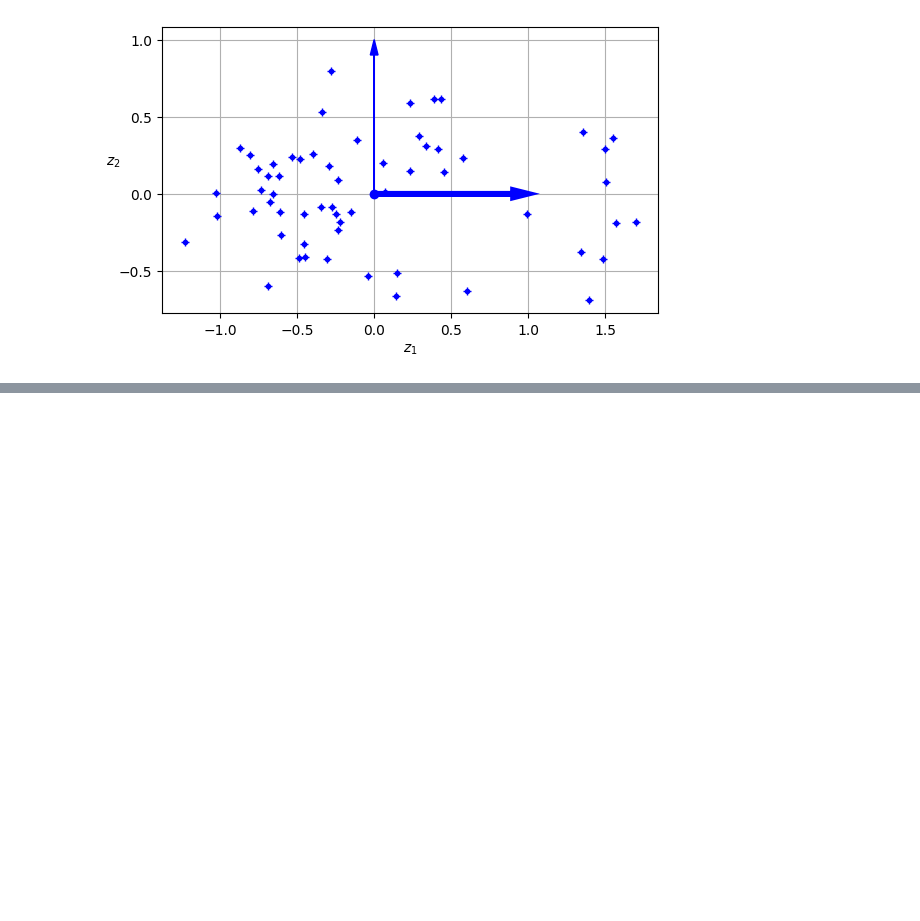
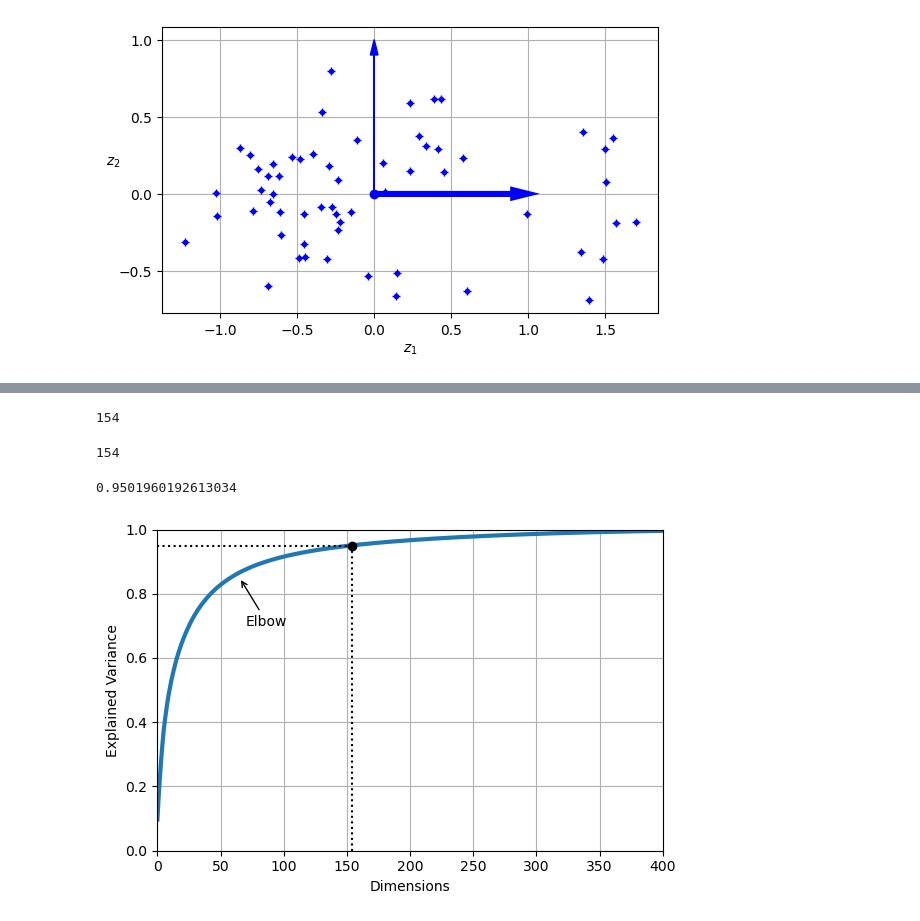
Before and after one commit to alvarosamp/Hands-On-Machine-Learning-with-Scikit-Learn--Keras--and-TensorFlow, a Jupyter notebook: Cap8-ReducaoDeDimensionalidade/notebook.ipynb, the cells around one changed output, grey strips where cells are left out. Saved outputs shown, nothing was run; the diff lists cells and outputs as text; code cells hidden in the pictures; blank space fills up the shorter version.

Commit message:
Redução de dimensionalidade

```diff
--- a/Cap8-ReducaoDeDimensionalidade/notebook.ipynb
+++ b/Cap8-ReducaoDeDimensionalidade/notebook.ipynb
@@ -184,0 +277,16 @@ NameError: name 'save_fig' is not defined
+# %%
+# Estamos efetuando o pca e calculando o numero de dimensnoes ncesessarias para preservar 95% da variancia do conjunto de treinamento
+from sklearn.datasets import fetch_openml
+
+mnist = fetch_openml('mnist_784', as_frame=False, parser="auto")
+X_train, y_train = mnist.data[:60_000], mnist.target[:60_000]
+X_test, y_test = mnist.data[60_000:], mnist.target[60_000:]
+
+pca = PCA()
+pca.fit(X_train)
+cumsum = np.cumsum(pca.explained_variance_ratio_)
+d = np.argmax(cumsum >= 0.95) + 1
+# %%
+d
+# %% [output]
+154
@@ -184,0 +296,33 @@ NameError: name 'save_fig' is not defined
+# %%
+pca.n_components_
+# %% [output]
+154
+# %%
+pca.explained_variance_ratio_.sum()
+# %% [output]
+0.9501960192613034
+# %%
+# extra code – this cell generates and saves Figure 8–8
+
+def save_fig(fig_id, tight_layout=True, fig_extension="png", resolution=300):
+    import os
+    path = os.path.join(".", fig_id + "." + fig_extension)
+    if tight_layout:
+        plt.tight_layout()
+    plt.savefig(path, format=fig_extension, dpi=resolution)
+
+plt.figure(figsize=(6, 4))
+plt.plot(cumsum, linewidth=3)
+plt.axis([0, 400, 0, 1])
+plt.xlabel("Dimensions")
+plt.ylabel("Explained Variance")
+plt.plot([d, d], [0, 0.95], "k:")
+plt.plot([0, d], [0.95, 0.95], "k:")
+plt.plot(d, 0.95, "ko")
+plt.annotate("Elbow", xy=(65, 0.85), xytext=(70, 0.7),
+             arrowprops=dict(arrowstyle="->"))
+plt.grid(True)
+save_fig("explained_variance_plot")
+plt.show()
+# %% [output]
+[figure, added]
```
Also changed, not shown: parts of 33 cells of this notebook, 3 other files.
